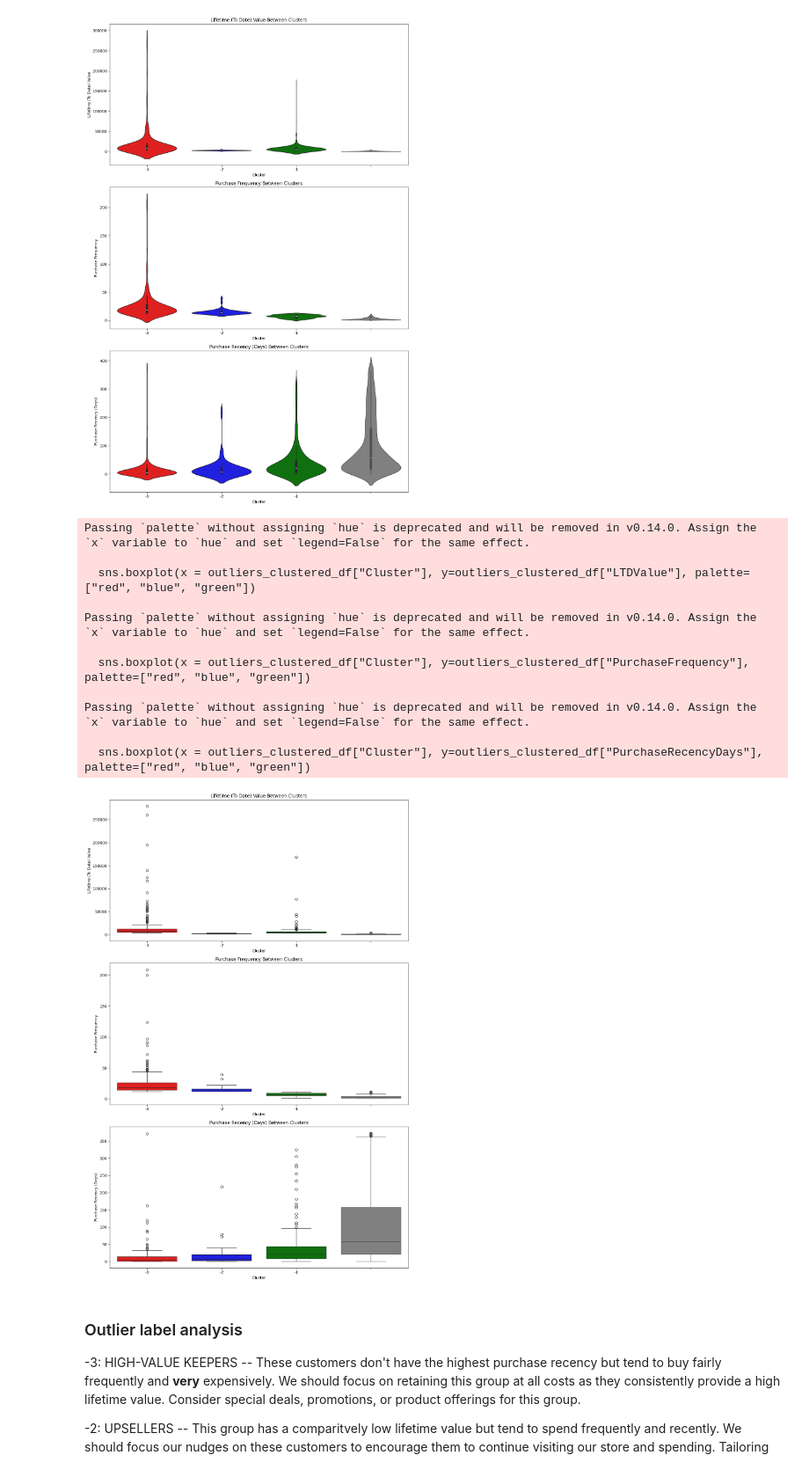
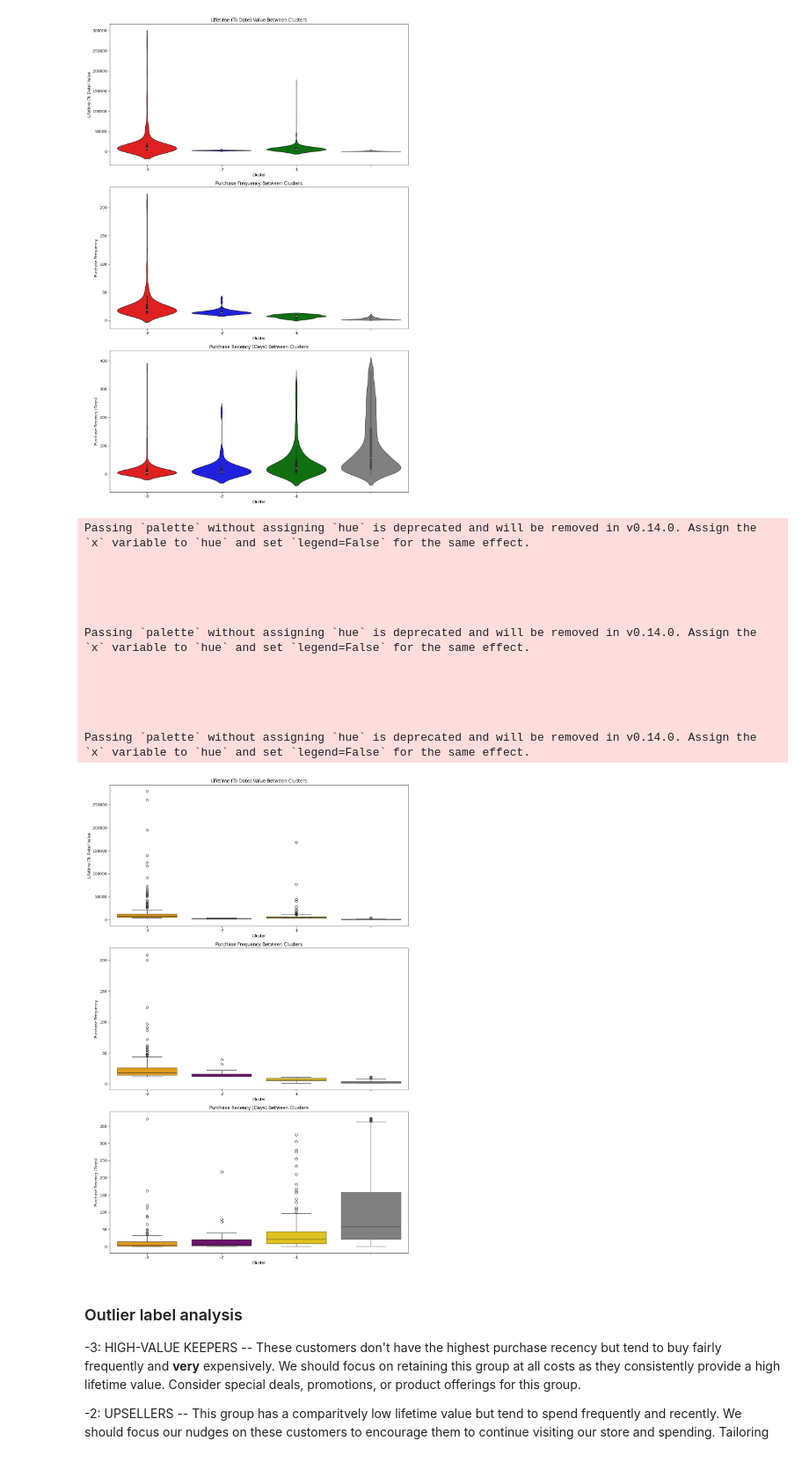
Before and after one commit to r0hankrishnan/retail_analysis, a Jupyter notebook: notebooks/kmeans.ipynb, the cells around one changed output. Shown at 88% size. Cells and saved outputs as stored; diff of their text form; code cells hidden in the pictures.

Commit message:
Update README + upload plots

```diff
--- a/notebooks/kmeans.ipynb
+++ b/notebooks/kmeans.ipynb
@@ -299,39 +299,41 @@ Passing `palette` without assigning `hue` is deprecated and will be removed in v
 # %%
 plt.figure(figsize = (12,18))
 
 plt.subplot(3,1,1)
-sns.boxplot(x = outliers_clustered_df["Cluster"], y=outliers_clustered_df["LTDValue"], palette=["red", "blue", "green"])
+sns.boxplot(x = outliers_clustered_df["Cluster"], y=outliers_clustered_df["LTDValue"], palette=["orange", "purple", "gold"])
 sns.boxplot(y=non_outliers_df["LTDValue"], color="grey")
 plt.ylabel("Lifetime (To Date) Value")
 plt.title("Lifetime (To Date) Value Between Clusters")
 
 plt.subplot(3,1,2)
-sns.boxplot(x = outliers_clustered_df["Cluster"], y=outliers_clustered_df["PurchaseFrequency"], palette=["red", "blue", "green"])
+sns.boxplot(x = outliers_clustered_df["Cluster"], y=outliers_clustered_df["PurchaseFrequency"], palette=["orange", "purple", "gold"])
 sns.boxplot(y=non_outliers_df["PurchaseFrequency"], color="grey")
 plt.ylabel("Purchase Frequency")
 plt.title("Purchase Frequency Between Clusters")
 
 plt.subplot(3,1,3)
-sns.boxplot(x = outliers_clustered_df["Cluster"], y=outliers_clustered_df["PurchaseRecencyDays"], palette=["red", "blue", "green"])
+sns.boxplot(x = outliers_clustered_df["Cluster"], y=outliers_clustered_df["PurchaseRecencyDays"], palette=["orange", "purple", "gold"])
 sns.boxplot(y=non_outliers_df["PurchaseRecencyDays"], color="grey")
 plt.ylabel("Purchase Recency (Days)")
 plt.title("Purchase Recency (Days) Between Clusters")
 
 plt.tight_layout()
 plt.show()
 # %% [output]
 Passing `palette` without assigning `hue` is deprecated and will be removed in v0.14.0. Assign the `x` variable to `hue` and set `legend=False` for the same effect.
 
-  sns.boxplot(x = outliers_clustered_df["Cluster"], y=outliers_clustered_df["LTDValue"], palette=["red", "blue", "green"])
+
+
+
 
 Passing `palette` without assigning `hue` is deprecated and will be removed in v0.14.0. Assign the `x` variable to `hue` and set `legend=False` for the same effect.
 
-  sns.boxplot(x = outliers_clustered_df["Cluster"], y=outliers_clustered_df["PurchaseFrequency"], palette=["red", "blue", "green"])
+
+
+
 
 Passing `palette` without assigning `hue` is deprecated and will be removed in v0.14.0. Assign the `x` variable to `hue` and set `legend=False` for the same effect.
-
-  sns.boxplot(x = outliers_clustered_df["Cluster"], y=outliers_clustered_df["PurchaseRecencyDays"], palette=["red", "blue", "green"])
-[figure, old version]
+[figure, new version]
 # %% [markdown]
 ### Outlier label analysis
 
```
Also changed, not shown: 6 other files.
